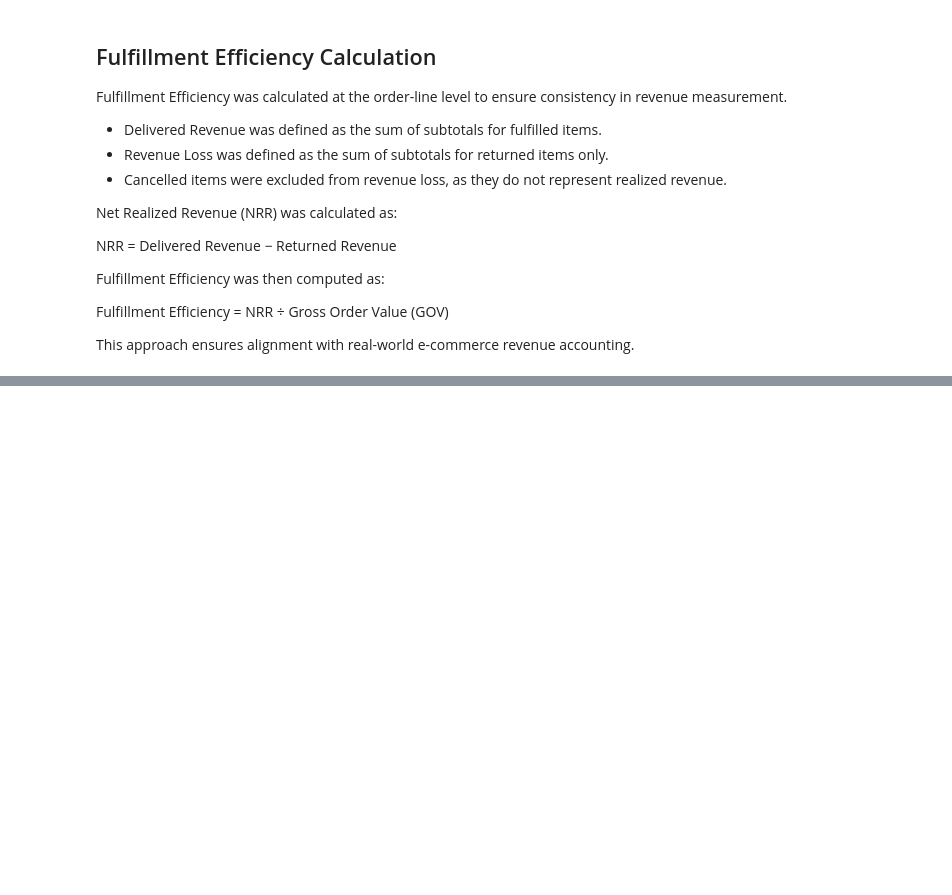
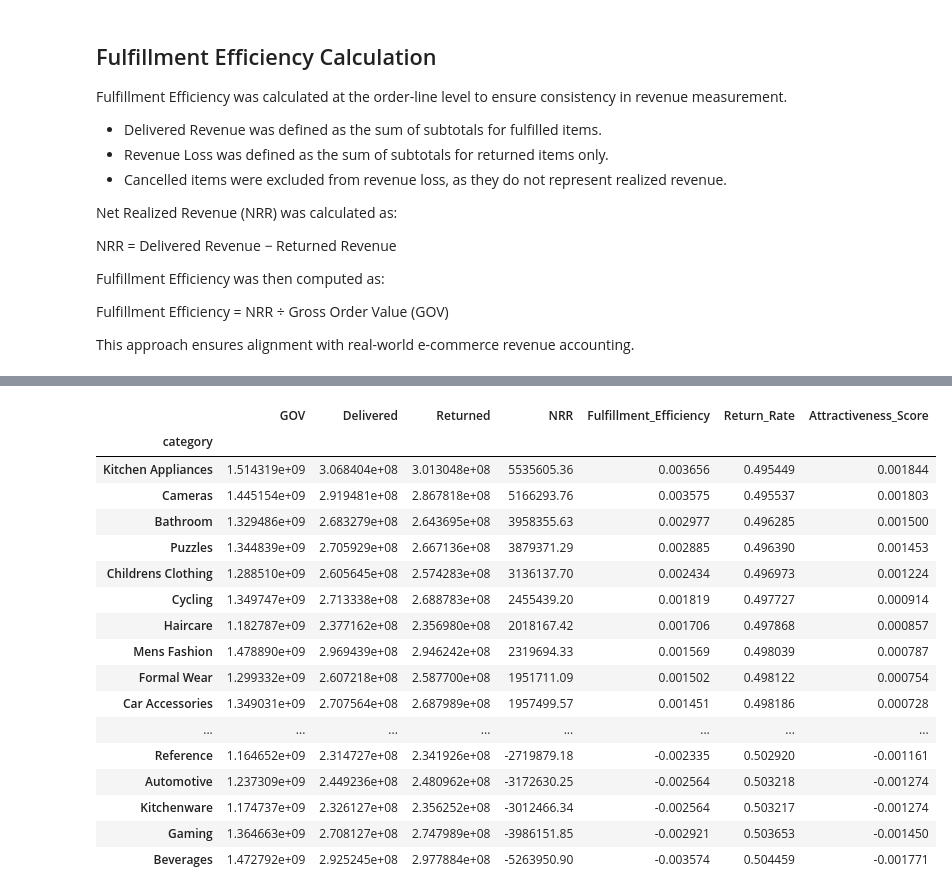
Before and after one commit to rishavvashisht823/Amazon, a Jupyter notebook: chapter_appendix-tools-for-deep-learning/jupyter.ipynb, the cells around one changed output, grey strips where cells are left out. Cells and saved outputs as stored; diff of their text form; code cells hidden in the pictures; blank space fills up the shorter version.

```diff
--- a/chapter_appendix-tools-for-deep-learning/jupyter.ipynb
+++ b/chapter_appendix-tools-for-deep-learning/jupyter.ipynb
@@ -155,0 +168,3 @@ This approach ensures alignment with real-world e-commerce revenue accounting.
+# %%
+success_lines = ['fulfilled']
+loss_lines = ['returned']
@@ -155,0 +234,26 @@ This approach ensures alignment with real-world e-commerce revenue accounting.
+# %%
+category_summary['Attractiveness_Score'] = (
+    category_summary['Fulfillment_Efficiency'] *
+    (1 - category_summary['Return_Rate'])
+)
+
+category_summary.sort_values('Attractiveness_Score', ascending=False)
+# %% [output]
+|  | GOV | Delivered | Returned | NRR | Fulfillment_Efficiency | Return_Rate | Attractiveness_Score |
+| category |  |  |  |  |  |  |  |
+| Kitchen Appliances | 1.514319e+09 | 3.068404e+08 | 3.013048e+08 | 5535605.36 | 0.003656 | 0.495449 | 0.001844 |
+| Cameras | 1.445154e+09 | 2.919481e+08 | 2.867818e+08 | 5166293.76 | 0.003575 | 0.495537 | 0.001803 |
+| Bathroom | 1.329486e+09 | 2.683279e+08 | 2.643695e+08 | 3958355.63 | 0.002977 | 0.496285 | 0.001500 |
+| Puzzles | 1.344839e+09 | 2.705929e+08 | 2.667136e+08 | 3879371.29 | 0.002885 | 0.496390 | 0.001453 |
+| Childrens Clothing | 1.288510e+09 | 2.605645e+08 | 2.574283e+08 | 3136137.70 | 0.002434 | 0.496973 | 0.001224 |
+| Cycling | 1.349747e+09 | 2.713338e+08 | 2.688783e+08 | 2455439.20 | 0.001819 | 0.497727 | 0.000914 |
+| Haircare | 1.182787e+09 | 2.377162e+08 | 2.356980e+08 | 2018167.42 | 0.001706 | 0.497868 | 0.000857 |
+| Mens Fashion | 1.478890e+09 | 2.969439e+08 | 2.946242e+08 | 2319694.33 | 0.001569 | 0.498039 | 0.000787 |
+| Formal Wear | 1.299332e+09 | 2.607218e+08 | 2.587700e+08 | 1951711.09 | 0.001502 | 0.498122 | 0.000754 |
+| Car Accessories | 1.349031e+09 | 2.707564e+08 | 2.687989e+08 | 1957499.57 | 0.001451 | 0.498186 | 0.000728 |
+| ... | ... | ... | ... | ... | ... | ... | ... |
+| Reference | 1.164652e+09 | 2.314727e+08 | 2.341926e+08 | -2719879.18 | -0.002335 | 0.502920 | -0.001161 |
+| Automotive | 1.237309e+09 | 2.449236e+08 | 2.480962e+08 | -3172630.25 | -0.002564 | 0.503218 | -0.001274 |
+| Kitchenware | 1.174737e+09 | 2.326127e+08 | 2.356252e+08 | -3012466.34 | -0.002564 | 0.503217 | -0.001274 |
+| Gaming | 1.364663e+09 | 2.708127e+08 | 2.747989e+08 | -3986151.85 | -0.002921 | 0.503653 | -0.001450 |
+| Beverages | 1.472792e+09 | 2.925245e+08 | 2.977884e+08 | -5263950.90 | -0.003574 | 0.504459 | -0.001771 |
```
Also changed, not shown: parts of 17 cells of this notebook.
